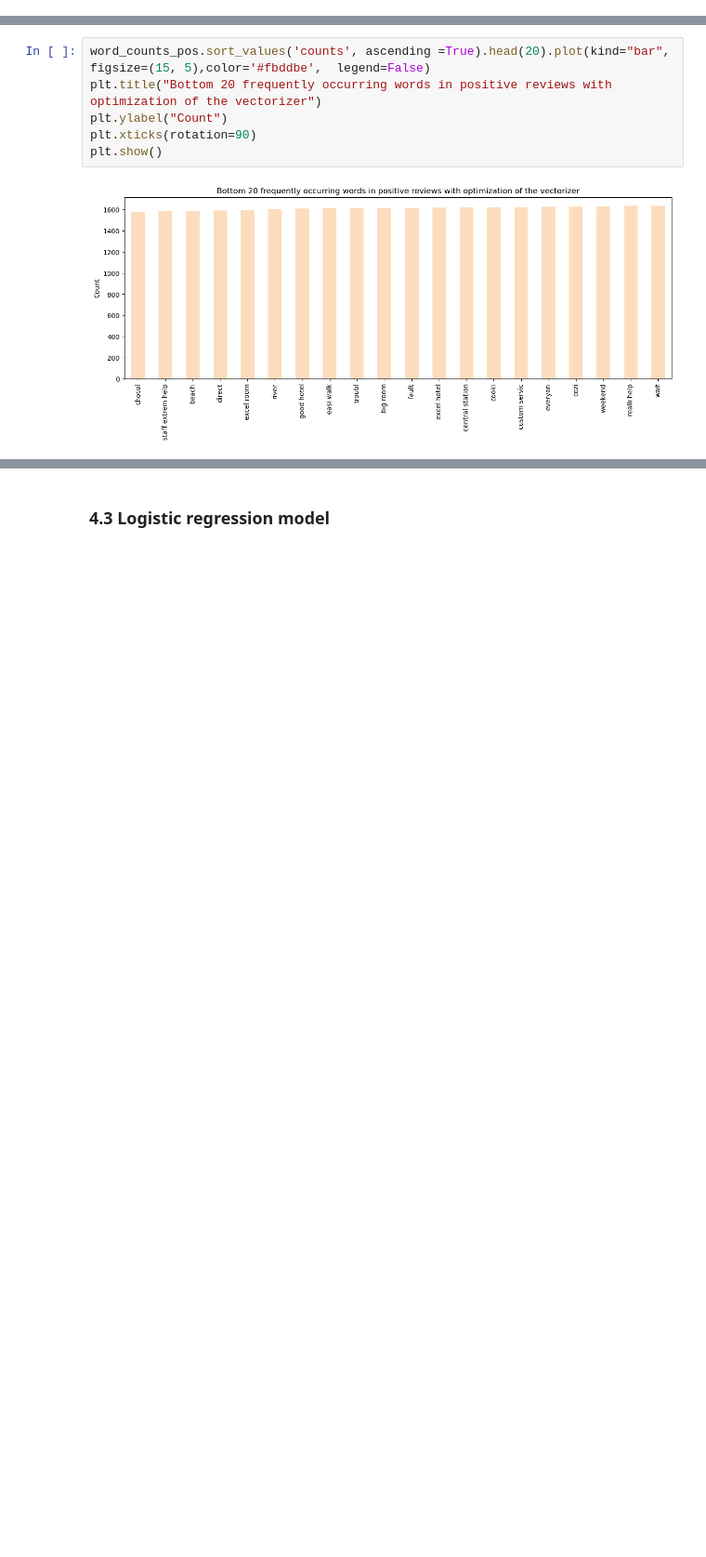
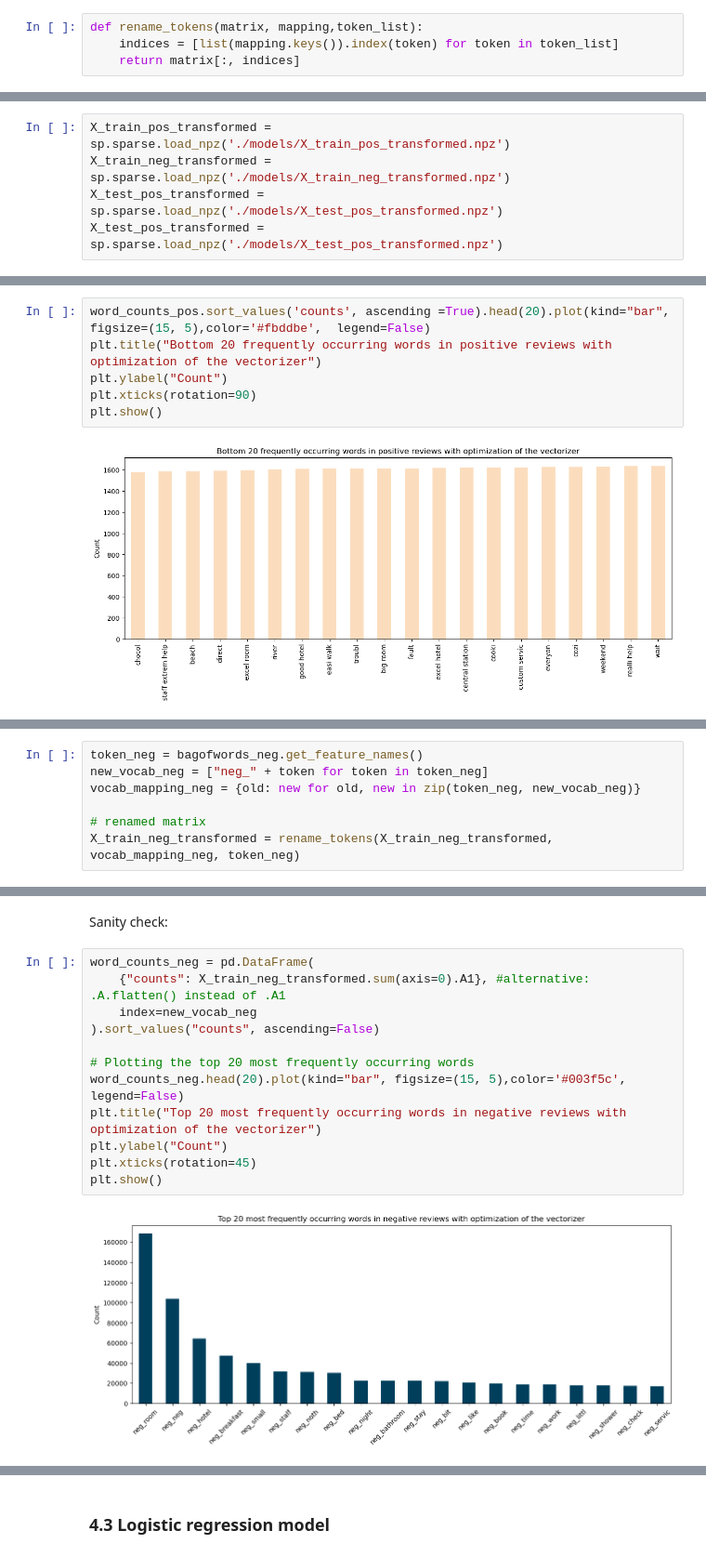
Before and after one commit to bennymiddel/personal_projects, a Jupyter notebook: 01_NLP_hotel_review/BM_NLP_hotel_review.ipynb, the cells around one changed output, grey strips where cells are left out. Shown at 93% size. Drawn from its saved outputs; the diff is of its cells as text; blank space fills up the shorter version.

```diff
--- a/01_NLP_hotel_review/BM_NLP_hotel_review.ipynb
+++ b/01_NLP_hotel_review/BM_NLP_hotel_review.ipynb
@@ -90,6 +91,10 @@ def custom_tokenizer(sentence):
             listofstemmed_words.append(stemmed_word)
 
     return listofstemmed_words
+# %%
+def rename_tokens(matrix, mapping,token_list):
+    indices = [list(mapping.keys()).index(token) for token in token_list]
+    return matrix[:, indices]
 # %% [markdown]
 Übersicht über die Benutzten Dataframes, wichtige Variablen und Zwischenergebnisse:
 # %%
@@ -772,0 +785,5 @@ X_test_pos_transformed = bagofwords_pos.transform(X_test_pos)
+# %%
+X_train_pos_transformed = sp.sparse.load_npz('./models/X_train_pos_transformed.npz')
+X_train_neg_transformed = sp.sparse.load_npz('./models/X_train_neg_transformed.npz')
+X_test_pos_transformed = sp.sparse.load_npz('./models/X_test_pos_transformed.npz')
+X_test_pos_transformed = sp.sparse.load_npz('./models/X_test_pos_transformed.npz')
@@ -827,0 +850,7 @@ X_train_pos_transformed.shape[1]
+# %%
+token_neg = bagofwords_neg.get_feature_names()
+new_vocab_neg = ["neg_" + token for token in token_neg]
+vocab_mapping_neg = {old: new for old, new in zip(token_neg, new_vocab_neg)}
+
+# renamed matrix
+X_train_neg_transformed = rename_tokens(X_train_neg_transformed, vocab_mapping_neg, token_neg)
@@ -827,0 +865,16 @@ X_train_pos_transformed.shape[1]
+# %% [markdown]
+Sanity check:
+# %%
+word_counts_neg = pd.DataFrame(
+    {"counts": X_train_neg_transformed.sum(axis=0).A1}, #alternative: .A.flatten() instead of .A1
+    index=new_vocab_neg
+).sort_values("counts", ascending=False)
+
+# Plotting the top 20 most frequently occurring words
+word_counts_neg.head(20).plot(kind="bar", figsize=(15, 5),color='#003f5c',  legend=False)
+plt.title("Top 20 most frequently occurring words in negative reviews with optimization of the vectorizer")
+plt.ylabel("Count")
+plt.xticks(rotation=45)
+plt.show()
+# %% [output]
+[figure, added]
```
Also changed, not shown: parts of 35 cells of this notebook, 4 other files.
